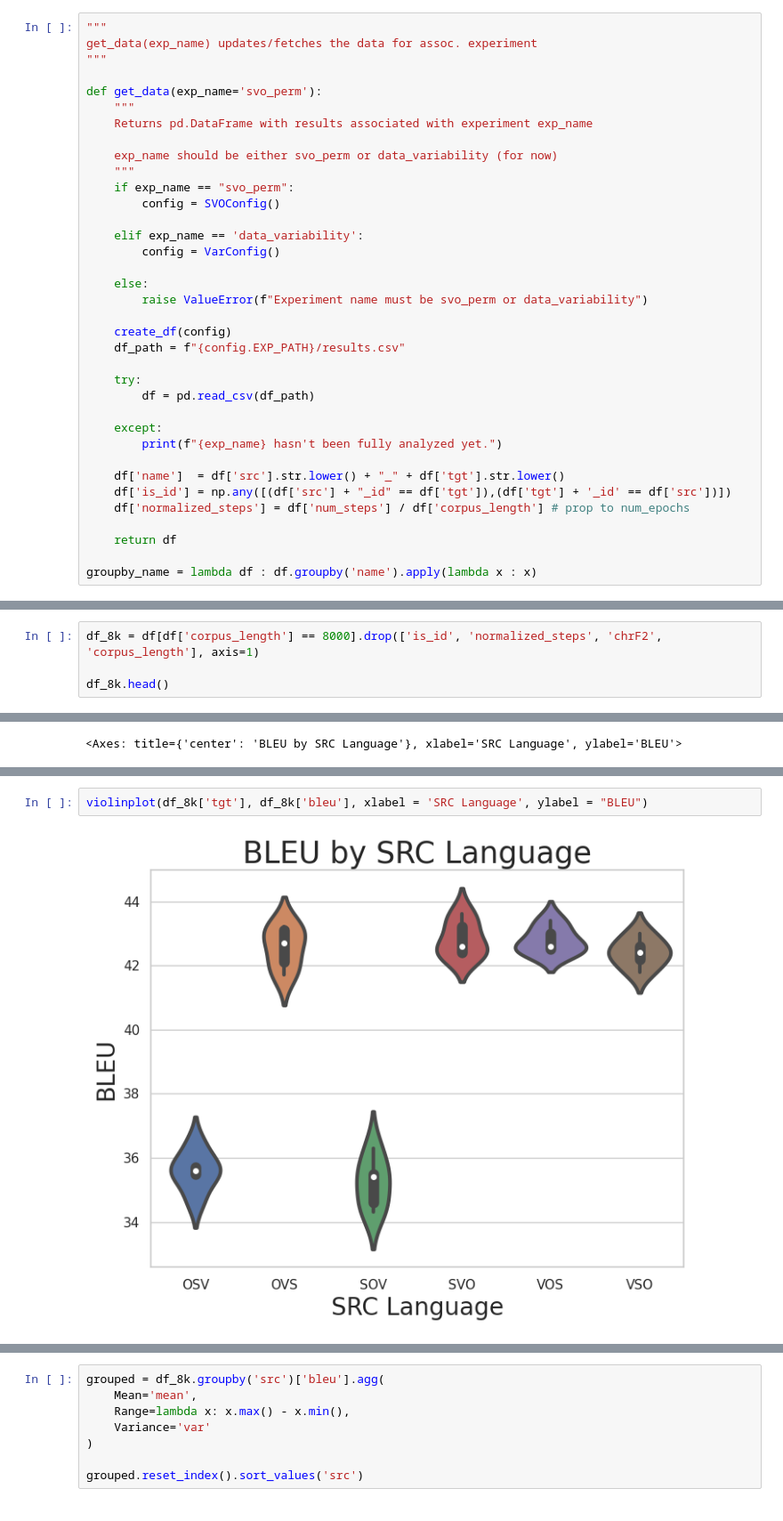
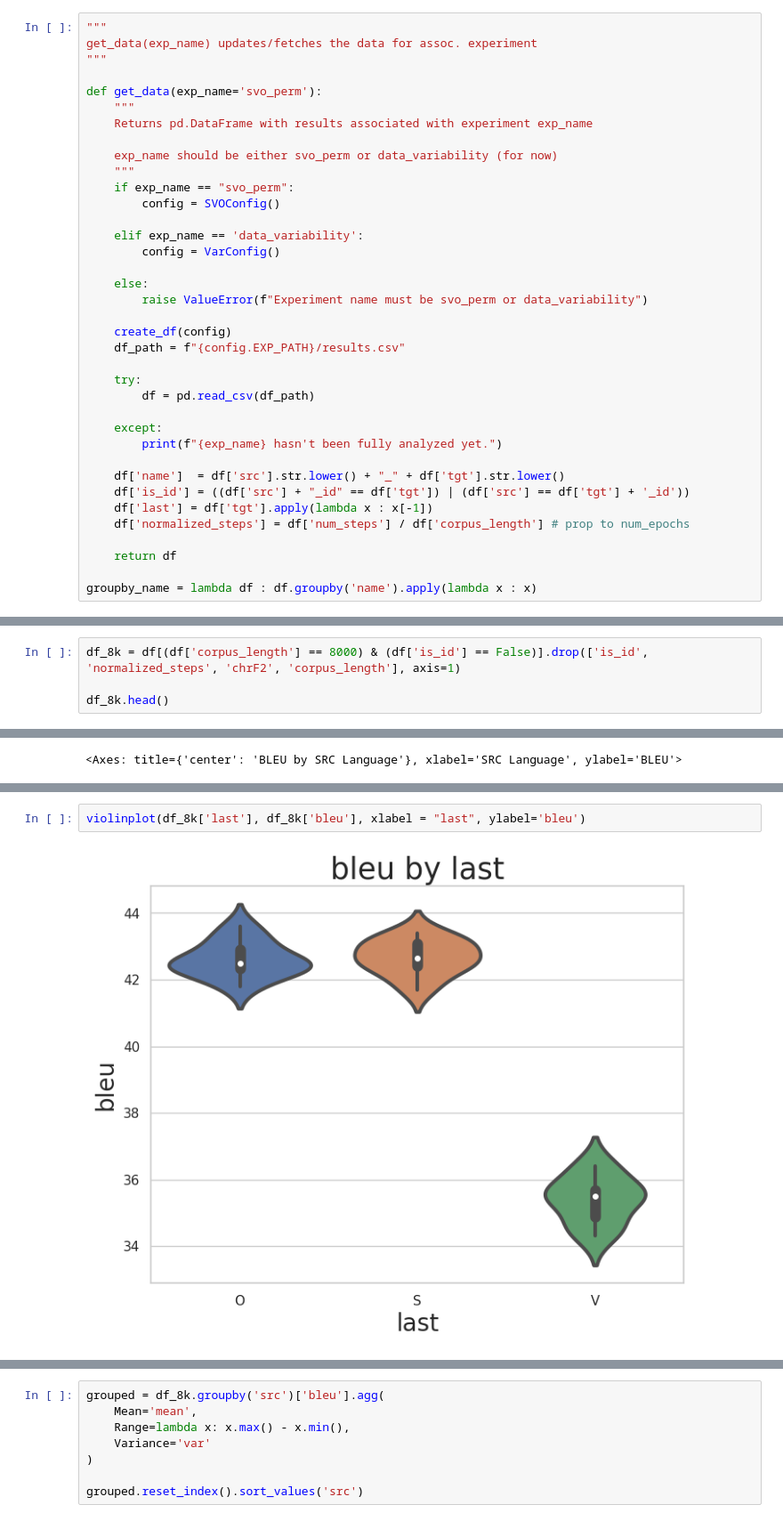
Before and after one commit to Mark-Hopkins-at-Williams/testperanto, a Jupyter notebook: experiment_pipeline/src/analysis.ipynb, the cells around one changed output, grey strips where cells are left out. Shown at 89% size. Drawn from its saved outputs; the diff is of its cells as text.

```diff
--- a/experiment_pipeline/src/analysis.ipynb
+++ b/experiment_pipeline/src/analysis.ipynb
@@ -142,7 +142,8 @@ def get_data(exp_name='svo_perm'):
         print(f"{exp_name} hasn't been fully analyzed yet.")
 
     df['name']  = df['src'].str.lower() + "_" + df['tgt'].str.lower()
-    df['is_id'] = np.any([(df['src'] + "_id" == df['tgt']),(df['tgt'] + '_id' == df['src'])])
+    df['is_id'] = ((df['src'] + "_id" == df['tgt']) | (df['src'] == df['tgt'] + '_id'))
+    df['last'] = df['tgt'].apply(lambda x : x[-1])
     df['normalized_steps'] = df['num_steps'] / df['corpus_length'] # prop to num_epochs
 
     return df
@@ -575,5 +584,5 @@ plot_by_len(df, 8000)
 # %%
-df_8k = df[df['corpus_length'] == 8000].drop(['is_id', 'normalized_steps', 'chrF2', 'corpus_length'], axis=1)
+df_8k = df[(df['corpus_length'] == 8000) & (df['is_id'] == False)].drop(['is_id', 'normalized_steps', 'chrF2', 'corpus_length'], axis=1)
 
 df_8k.head()
 # %% [output]
@@ -603,4 +617,4 @@ violinplot(df_8k['src'], df_8k['bleu'], xlabel = 'SRC Language', ylabel = "BLEU"
 # %%
-violinplot(df_8k['tgt'], df_8k['bleu'], xlabel = 'SRC Language', ylabel = "BLEU")
+violinplot(df_8k['last'], df_8k['bleu'], xlabel = "last", ylabel='bleu')
 # %% [output]
-[figure, old version]
+[figure, new version]
```
Also changed, not shown: parts of 43 cells of this notebook, 6 other files.
